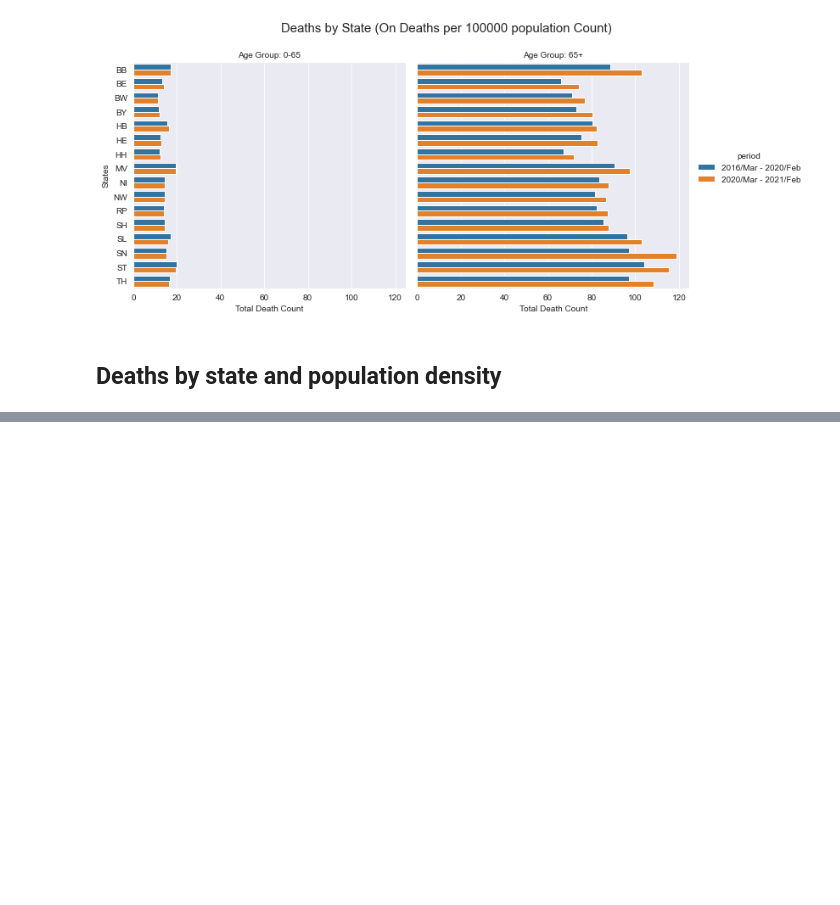
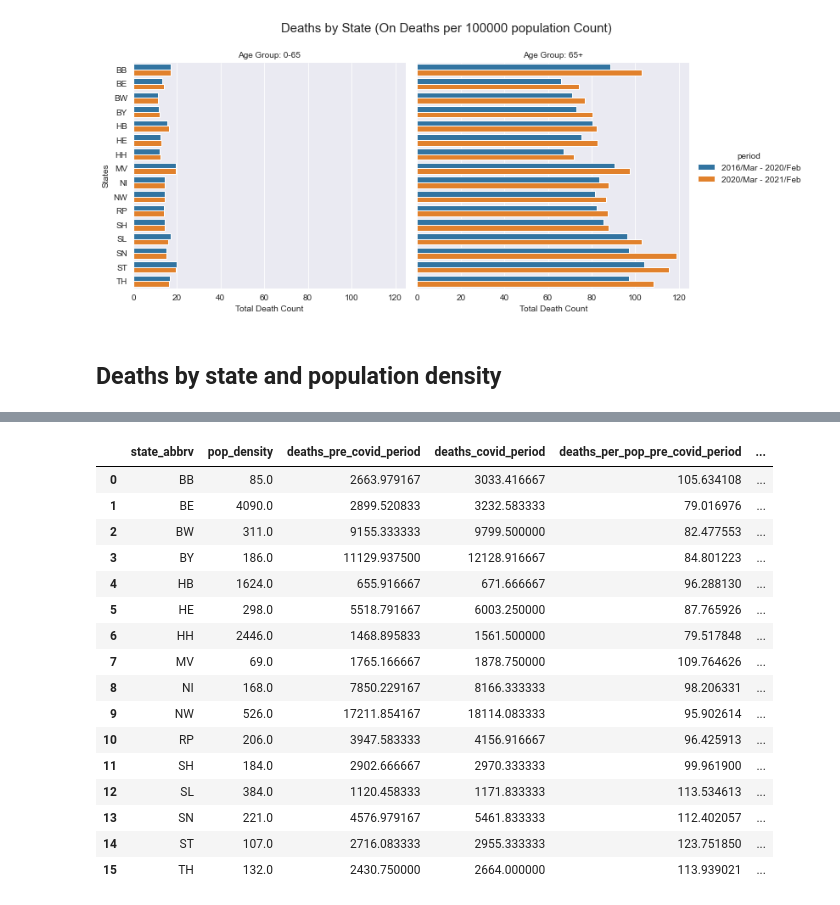
Before and after one commit to Shrijeetkharche/Hamoye-id3, a Jupyter notebook: Group_2_3.ipynb, the cells around one changed output, grey strips where cells are left out. Saved outputs shown, nothing was run; the diff lists cells and outputs as text; code cells hidden in the pictures; blank space fills up the shorter version.

```diff
--- a/Group_2_3.ipynb
+++ b/Group_2_3.ipynb
@@ -368,4 +414,22 @@ display(data_dpp.head())
 # Adding a new column for mortality increase.
 data_dpp['incr_mortality'] = (data_dpp.deaths_covid_period)/(data_dpp.deaths_pre_covid_period)-1
 # %%
-display(data_dpp.head())
+display(data_dpp)
+# %% [output]
+|  | state_abbrv | pop_density | deaths_pre_covid_period | deaths_covid_period | deaths_per_pop_pre_covid_period | ... |
+| 0 | BB | 85.0 | 2663.979167 | 3033.416667 | 105.634108 | ... |
+| 1 | BE | 4090.0 | 2899.520833 | 3232.583333 | 79.016976 | ... |
+| 2 | BW | 311.0 | 9155.333333 | 9799.500000 | 82.477553 | ... |
+| 3 | BY | 186.0 | 11129.937500 | 12128.916667 | 84.801223 | ... |
+| 4 | HB | 1624.0 | 655.916667 | 671.666667 | 96.288130 | ... |
+| 5 | HE | 298.0 | 5518.791667 | 6003.250000 | 87.765926 | ... |
+| 6 | HH | 2446.0 | 1468.895833 | 1561.500000 | 79.517848 | ... |
+| 7 | MV | 69.0 | 1765.166667 | 1878.750000 | 109.764626 | ... |
+| 8 | NI | 168.0 | 7850.229167 | 8166.333333 | 98.206331 | ... |
+| 9 | NW | 526.0 | 17211.854167 | 18114.083333 | 95.902614 | ... |
+| 10 | RP | 206.0 | 3947.583333 | 4156.916667 | 96.425913 | ... |
+| 11 | SH | 184.0 | 2902.666667 | 2970.333333 | 99.961900 | ... |
+| 12 | SL | 384.0 | 1120.458333 | 1171.833333 | 113.534613 | ... |
+| 13 | SN | 221.0 | 4576.979167 | 5461.833333 | 112.402057 | ... |
+| 14 | ST | 107.0 | 2716.083333 | 2955.333333 | 123.751850 | ... |
+| 15 | TH | 132.0 | 2430.750000 | 2664.000000 | 113.939021 | ... |
```
Also changed, not shown: parts of 8 cells of this notebook.
